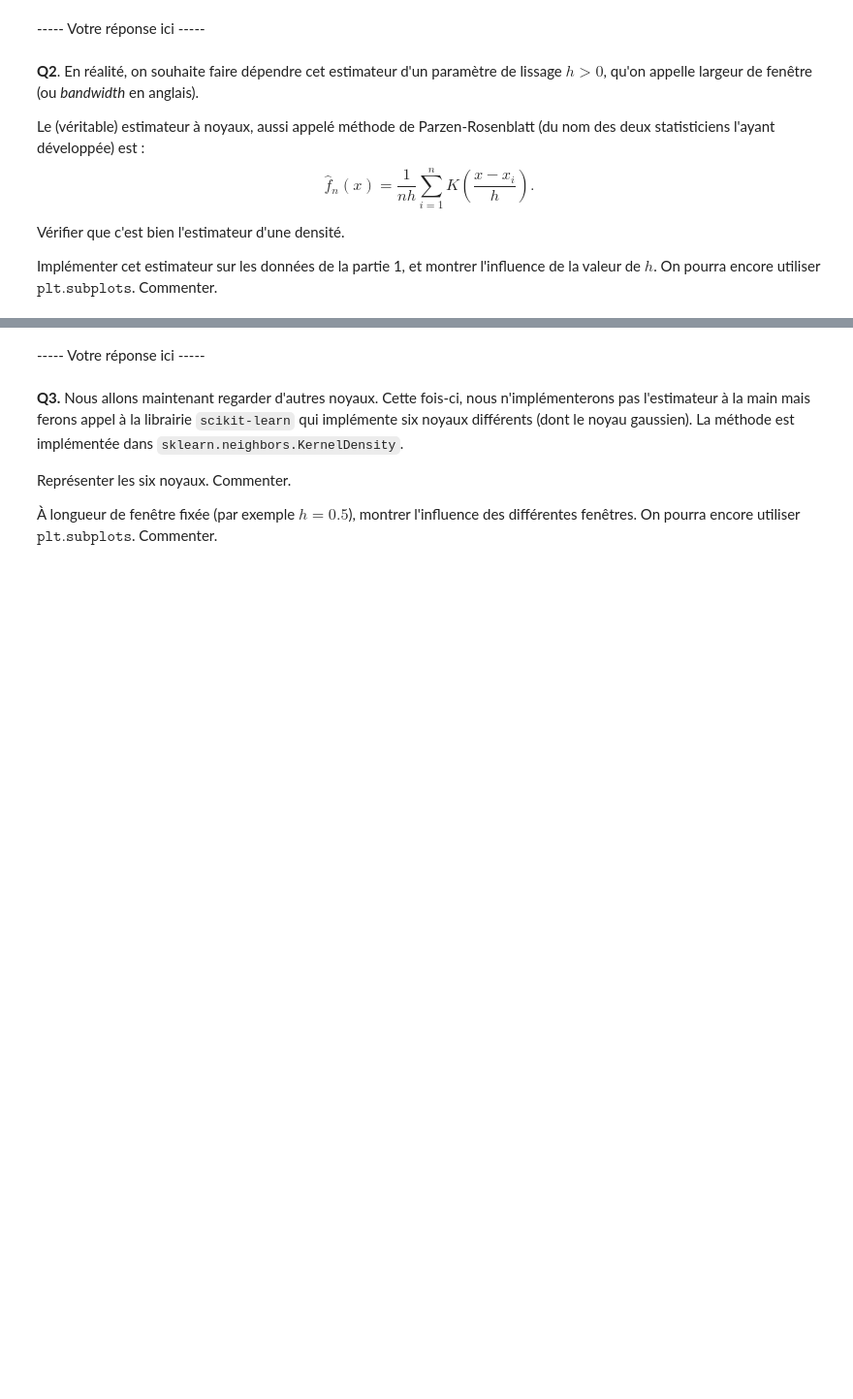
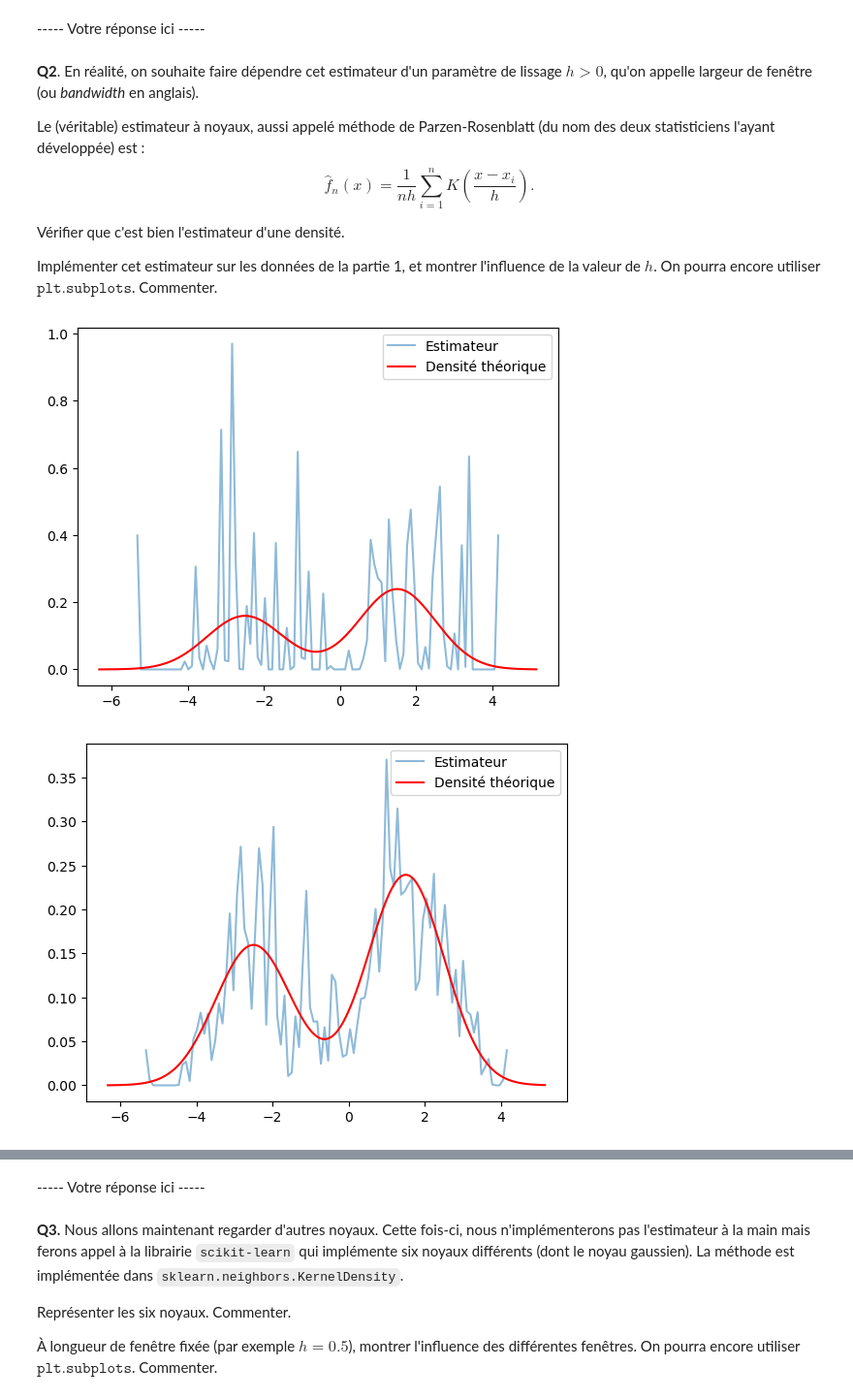
Before and after one commit to benech17/Estimation-SDIA, a Jupyter notebook: tp2_BENICHOU_BONNEFOY.ipynb, the cells around one changed output, grey strips where cells are left out. Shown: that part at 97% size. Cells and saved outputs as stored; diff of their text form; code cells hidden in the pictures; blank space fills up the shorter version.

```diff
--- a/tp2_BENICHOU_BONNEFOY.ipynb
+++ b/tp2_BENICHOU_BONNEFOY.ipynb
@@ -147,8 +163,24 @@ Vérifier que c'est bien l'estimateur d'une densité.
 
 Implémenter cet estimateur sur les données de la partie 1, et montrer l'influence de la valeur de $h$. On pourra encore utiliser $\texttt{plt.subplots}$. Commenter.
 # %%
-# Implement the (true) kernel estimator and show the influence of h
+# Randomly select 10 points from previously generated dataset
 
-# # # # # # # # #
-# YOUR CODE HERE #
-# # # # # # # # #
+
+
+def fn2(x,h):
+    l=[]
+    for xk in samples:
+        l.append(1/np.sqrt(2*np.pi)*np.exp(-np.square((x-xk)/h)/2)*1/(len(samples)*h))
+    return np.array(l)
+H=[0.005,0.05,0.5,5,20]
+for h in H:
+    X_long = np.linspace(samples.min(), samples.max(), 100)
+    Y_long=fn2(X_long,h)
+
+    plt.plot(X_long, Y_long.sum(axis=0),  alpha=0.5,label='Estimateur')
+    plt.plot(x_values, y_values, 'r-', label='Densité théorique')
+    plt.legend()
+    plt.show()
+# %% [output]
+[figure, added]
+[figure, added]
```
Also changed, not shown: parts of 5 cells of this notebook.
